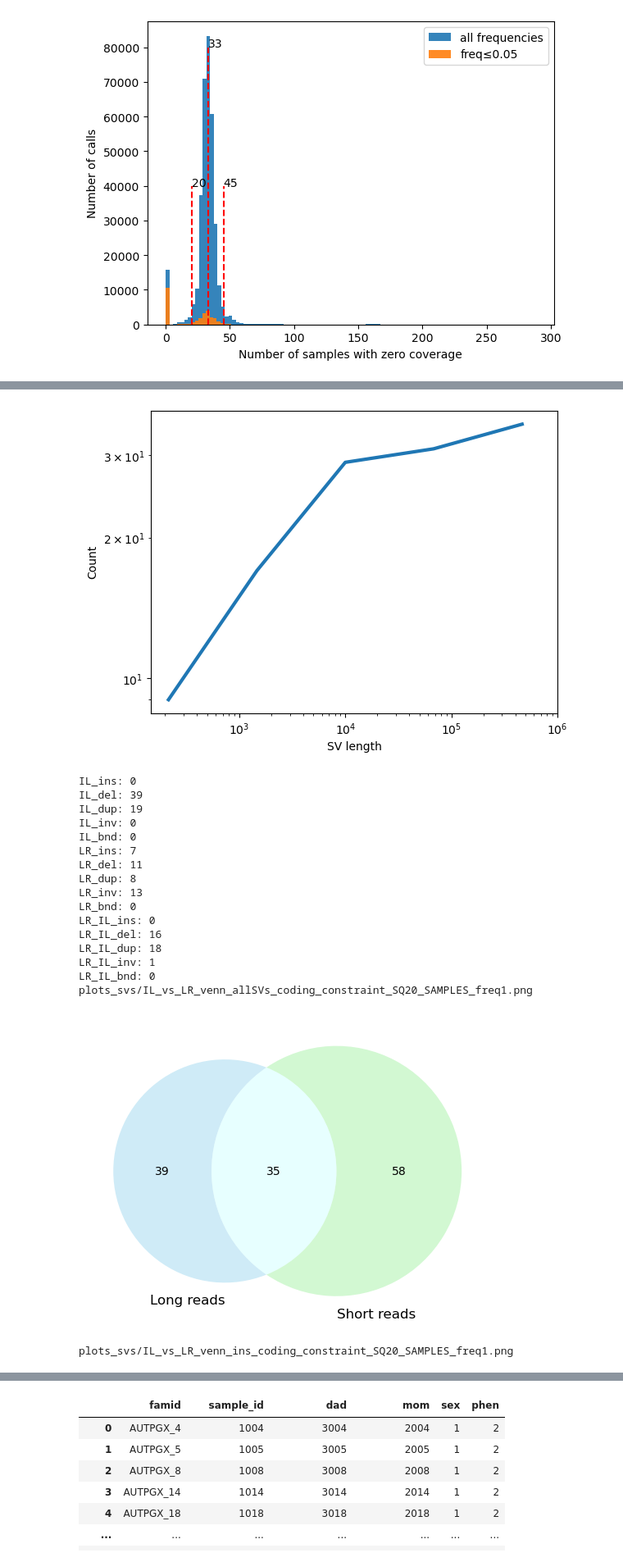
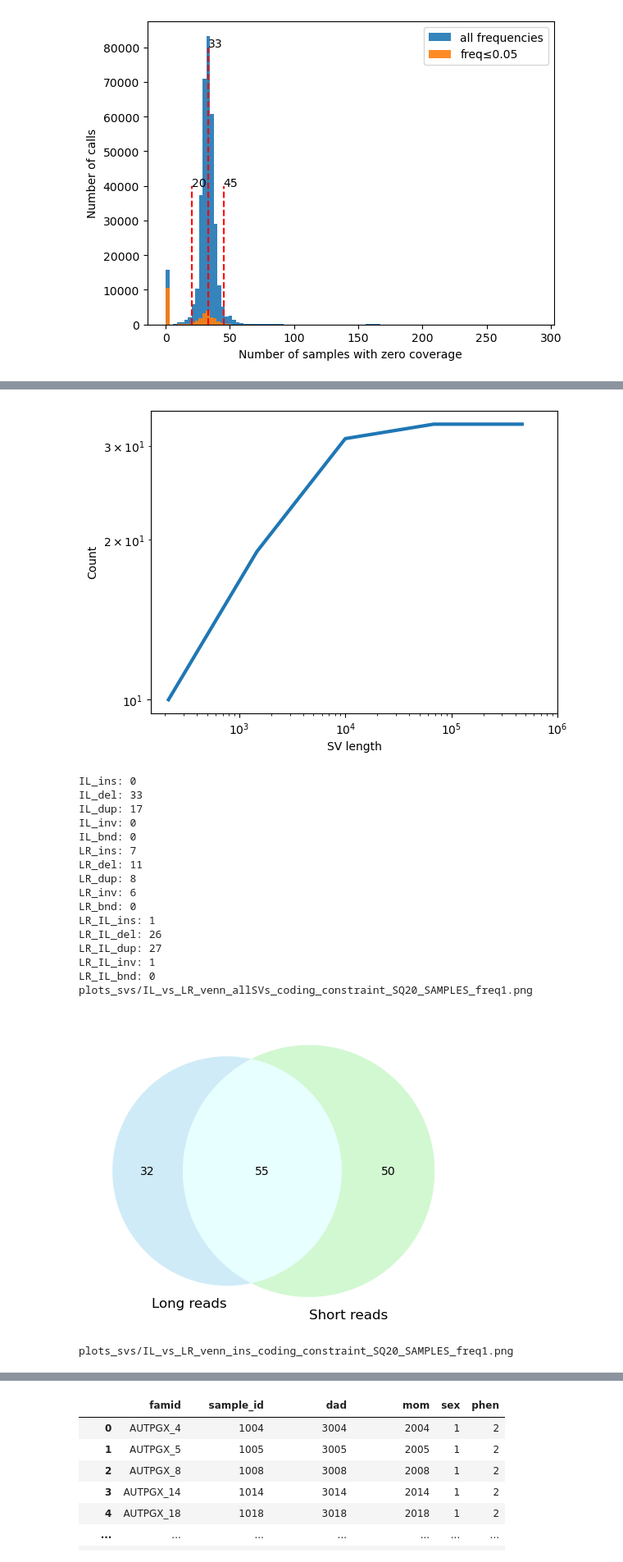
Before and after one commit to mldmort/SV_process, a Jupyter notebook: plots_svs.ipynb, the cells around one changed output, grey strips where cells are left out. Shown at 82% size. Drawn from its saved outputs; the diff is of its cells as text; code cells hidden in the pictures.

```diff
--- a/plots_svs.ipynb
+++ b/plots_svs.ipynb
@@ -1035,7 +719,7 @@ df_flt['constrained'] = df_flt.apply(lambda row: 1 if ((row.X_PLIp9==1) or (row.
 print(f'total: {df.shape}')
 print(f'filtered: {df_flt.shape}')
 #display(df_flt)
-#df_flt.loc[(df_flt.PLATFORM=='IL') & (df_flt.GENCODE.isin(gen_list)) & (df_flt.constrained==1)].to_csv(dir_fig+'test_data.tsv', sep='\t',
+#df_flt.loc[(df_flt.PLATFORM_CV=='IL') & (df_flt.GENCODE.isin(gen_list)) & (df_flt.constrained==1)].to_csv(dir_fig+'test_data.tsv', sep='\t',
 #                                                                                                       header=True, index=False)
 
 df_flt_len = df_flt.loc[(df_flt.GENCODE.isin(gen_list)) & (df_flt.constrained==1) & (df_flt.SVTYPE!='.')].copy()
@@ -1045,14 +729,14 @@ print(f'df_flt_len: {df_flt_len.shape}')
 fig_name = dir_fig+f'hist_svlen_allSVs_coding_constrained_{flt_name}_freq{freq_thr}_noPlat.png'
 palette = {'LR': 'skyblue', 'IL':'lightgreen', 'LR_IL':'paleturquoise'}
 bins = 5
-#hist(df_flt_len, fig_name, palette=palette, title=title_add, bins=bins, hue='PLATFORM')
+#hist(df_flt_len, fig_name, palette=palette, title=title_add, bins=bins, hue='PLATFORM_CV')
 hist(df_flt_len, fig_name, palette=palette, title=title_add, bins=bins)
 
-IL_ins = df_flt.loc[(df_flt.PLATFORM=='IL') & (df_flt.SVTYPE=='.') & (df_flt.GENCODE.isin(gen_list)) & (df_flt.constrained==1)].shape[0]
-IL_del = df_flt.loc[(df_flt.PLATFORM=='IL') & (df_flt.SVTYPE=='DEL') & (df_flt.GENCODE.isin(gen_list)) & (df_flt.constrained==1)].shape[0]
-IL_dup = df_flt.loc[(df_flt.PLATFORM=='IL') & (df_flt.SVTYPE=='DUP') & (df_flt.GENCODE.isin(gen_list)) & (df_flt.constrained==1)].shape[0]
-IL_inv = df_flt.loc[(df_flt.PLATFORM=='IL') & (df_flt.SVTYPE=='INV') & (df_flt.GENCODE.isin(gen_list)) & (df_flt.constrained==1)].shape[0]
-IL_bnd = df_flt.loc[(df_flt.PLATFORM=='IL') & (df_flt.SVTYPE=='BND') & (df_flt.GENCODE.isin(gen_list)) & (df_flt.constrained==1)].shape[0]
+IL_ins = df_flt.loc[(df_flt.PLATFORM_CV=='IL') & (df_flt.SVTYPE=='.') & (df_flt.GENCODE.isin(gen_list)) & (df_flt.constrained==1)].shape[0]
+IL_del = df_flt.loc[(df_flt.PLATFORM_CV=='IL') & (df_flt.SVTYPE=='DEL') & (df_flt.GENCODE.isin(gen_list)) & (df_flt.constrained==1)].shape[0]
+IL_dup = df_flt.loc[(df_flt.PLATFORM_CV=='IL') & (df_flt.SVTYPE=='DUP') & (df_flt.GENCODE.isin(gen_list)) & (df_flt.constrained==1)].shape[0]
+IL_inv = df_flt.loc[(df_flt.PLATFORM_CV=='IL') & (df_flt.SVTYPE=='INV') & (df_flt.GENCODE.isin(gen_list)) & (df_flt.constrained==1)].shape[0]
+IL_bnd = df_flt.loc[(df_flt.PLATFORM_CV=='IL') & (df_flt.SVTYPE=='BND') & (df_flt.GENCODE.isin(gen_list)) & (df_flt.constrained==1)].shape[0]
 IL_total = IL_ins + IL_del + IL_dup + IL_inv
 print(f'IL_ins: {IL_ins}')
 print(f'IL_del: {IL_del}')
@@ -1060,11 +744,11 @@ print(f'IL_dup: {IL_dup}')
 print(f'IL_inv: {IL_inv}')
 print(f'IL_bnd: {IL_bnd}')
 
-LR_ins = df_flt.loc[(df_flt.PLATFORM=='LR') & (df_flt.SVTYPE=='INS') & (df_flt.GENCODE.isin(gen_list)) & (df_flt.constrained==1)].shape[0]
-LR_del = df_flt.loc[(df_flt.PLATFORM=='LR') & (df_flt.SVTYPE=='DEL') & (df_flt.GENCODE.isin(gen_list)) & (df_flt.constrained==1)].shape[0]
-LR_dup = df_flt.loc[(df_flt.PLATFORM=='LR') & (df_flt.SVTYPE=='DUP') & (df_flt.GENCODE.isin(gen_list)) & (df_flt.constrained==1)].shape[0]
-LR_inv = df_flt.loc[(df_flt.PLATFORM=='LR') & (df_flt.SVTYPE=='INV') & (df_flt.GENCODE.isin(gen_list)) & (df_flt.constrained==1)].shape[0]
-LR_bnd = df_flt.loc[(df_flt.PLATFORM=='LR') & (df_flt.SVTYPE=='BND') & (df_flt.GENCODE.isin(gen_list)) & (df_flt.constrained==1)].shape[0]
+LR_ins = df_flt.loc[(df_flt.PLATFORM_CV=='LR') & (df_flt.SVTYPE=='INS') & (df_flt.GENCODE.isin(gen_list)) & (df_flt.constrained==1)].shape[0]
+LR_del = df_flt.loc[(df_flt.PLATFORM_CV=='LR') & (df_flt.SVTYPE=='DEL') & (df_flt.GENCODE.isin(gen_list)) & (df_flt.constrained==1)].shape[0]
+LR_dup = df_flt.loc[(df_flt.PLATFORM_CV=='LR') & (df_flt.SVTYPE=='DUP') & (df_flt.GENCODE.isin(gen_list)) & (df_flt.constrained==1)].shape[0]
+LR_inv = df_flt.loc[(df_flt.PLATFORM_CV=='LR') & (df_flt.SVTYPE=='INV') & (df_flt.GENCODE.isin(gen_list)) & (df_flt.constrained==1)].shape[0]
+LR_bnd = df_flt.loc[(df_flt.PLATFORM_CV=='LR') & (df_flt.SVTYPE=='BND') & (df_flt.GENCODE.isin(gen_list)) & (df_flt.constrained==1)].shape[0]
 LR_total = LR_ins + LR_del + LR_dup + LR_inv
 print(f'LR_ins: {LR_ins}')
 print(f'LR_del: {LR_del}')
@@ -1072,11 +756,11 @@ print(f'LR_dup: {LR_dup}')
 print(f'LR_inv: {LR_inv}')
 print(f'LR_bnd: {LR_bnd}')
 
-LR_IL_ins = df_flt.loc[(df_flt.PLATFORM=='LR_IL') & (df_flt.SVTYPE=='INS') & (df_flt.GENCODE.isin(gen_list)) & (df_flt.constrained==1)].shape[0]
-LR_IL_del = df_flt.loc[(df_flt.PLATFORM=='LR_IL') & (df_flt.SVTYPE=='DEL') & (df_flt.GENCODE.isin(gen_list)) & (df_flt.constrained==1)].shape[0]
-LR_IL_dup = df_flt.loc[(df_flt.PLATFORM=='LR_IL') & (df_flt.SVTYPE=='DUP') & (df_flt.GENCODE.isin(gen_list)) & (df_flt.constrained==1)].shape[0]
-LR_IL_inv = df_flt.loc[(df_flt.PLATFORM=='LR_IL') & (df_flt.SVTYPE=='INV') & (df_flt.GENCODE.isin(gen_list)) & (df_flt.constrained==1)].shape[0]
-LR_IL_bnd = df_flt.loc[(df_flt.PLATFORM=='LR_IL') & (df_flt.SVTYPE=='BND') & (df_flt.GENCODE.isin(gen_list)) & (df_flt.constrained==1)].shape[0]
+LR_IL_ins = df_flt.loc[(df_flt.PLATFORM_CV=='LR_IL') & (df_flt.SVTYPE=='INS') & (df_flt.GENCODE.isin(gen_list)) & (df_flt.constrained==1)].shape[0]
+LR_IL_del = df_flt.loc[(df_flt.PLATFORM_CV=='LR_IL') & (df_flt.SVTYPE=='DEL') & (df_flt.GENCODE.isin(gen_list)) & (df_flt.constrained==1)].shape[0]
+LR_IL_dup = df_flt.loc[(df_flt.PLATFORM_CV=='LR_IL') & (df_flt.SVTYPE=='DUP') & (df_flt.GENCODE.isin(gen_list)) & (df_flt.constrained==1)].shape[0]
+LR_IL_inv = df_flt.loc[(df_flt.PLATFORM_CV=='LR_IL') & (df_flt.SVTYPE=='INV') & (df_flt.GENCODE.isin(gen_list)) & (df_flt.constrained==1)].shape[0]
+LR_IL_bnd = df_flt.loc[(df_flt.PLATFORM_CV=='LR_IL') & (df_flt.SVTYPE=='BND') & (df_flt.GENCODE.isin(gen_list)) & (df_flt.constrained==1)].shape[0]
 LR_IL_total = LR_IL_ins + LR_IL_del + LR_IL_dup + LR_IL_inv
 print(f'LR_IL_ins: {LR_IL_ins}')
 print(f'LR_IL_del: {LR_IL_del}')
@@ -1096,20 +780,20 @@ df_flt_len: (132, 452)
 plots_svs/hist_svlen_allSVs_coding_constrained_SQ20_SAMPLES_freq1_noPlat.png
-[figure, old version]
+[figure, new version]
 IL_ins: 0
-IL_del: 39
-IL_dup: 19
+IL_del: 33
+IL_dup: 17
 IL_inv: 0
 IL_bnd: 0
 LR_ins: 7
 LR_del: 11
 LR_dup: 8
-LR_inv: 13
+LR_inv: 6
 LR_bnd: 0
-LR_IL_ins: 0
-LR_IL_del: 16
-LR_IL_dup: 18
+LR_IL_ins: 1
+LR_IL_del: 26
+LR_IL_dup: 27
 LR_IL_inv: 1
 LR_IL_bnd: 0
 plots_svs/IL_vs_LR_venn_allSVs_coding_constraint_SQ20_SAMPLES_freq1.png
-[figure, old version]
+[figure, new version]
 plots_svs/IL_vs_LR_venn_ins_coding_constraint_SQ20_SAMPLES_freq1.png
```
Also changed, not shown: parts of 19 cells of this notebook, 13 other files.
